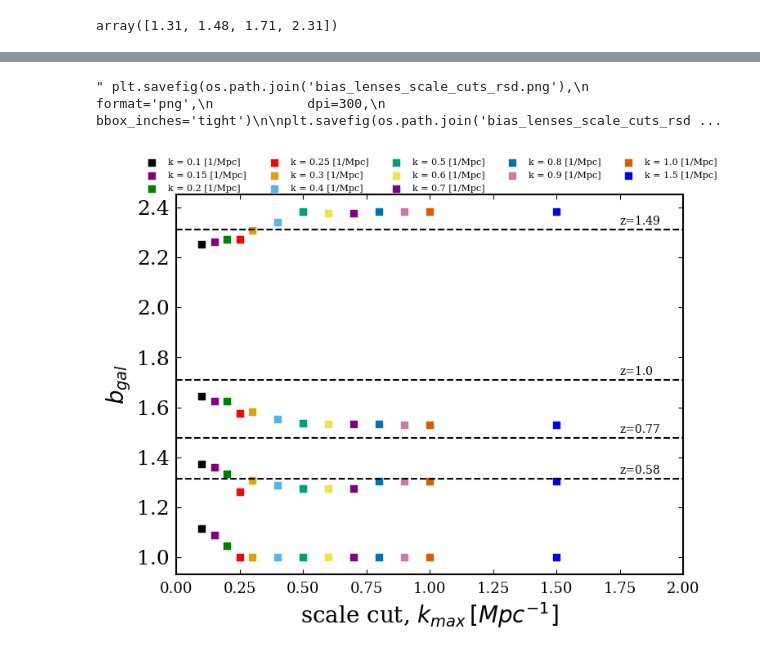
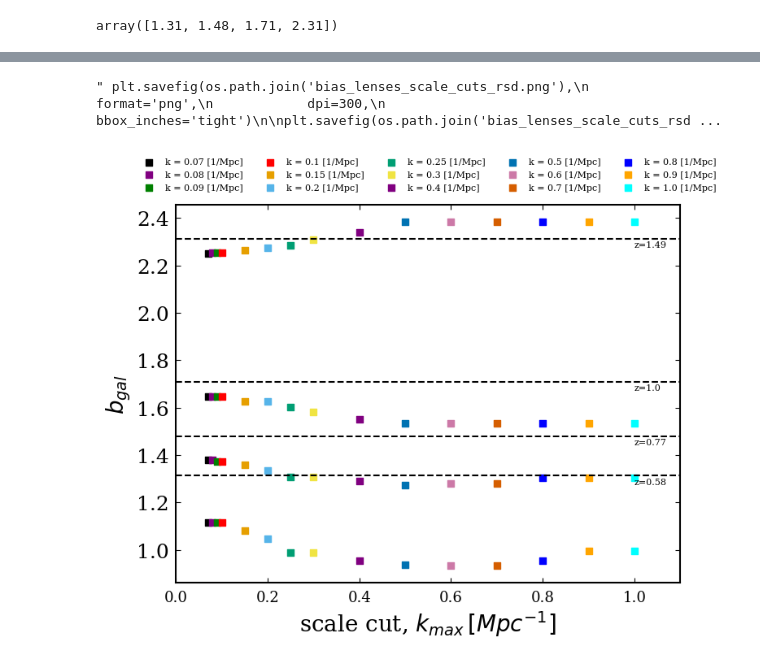
Before and after one commit to davsan06/HSC-PDR1-3x2pt-harmonic-methods, a Jupyter notebook: analysis/NBGalaxyClusteringScaleCuts.ipynb, the cells around one changed output, grey strips where cells are left out. Drawn from its saved outputs; the diff is of its cells as text; code cells hidden in the pictures.

```diff
--- a/analysis/NBGalaxyClusteringScaleCuts.ipynb
+++ b/analysis/NBGalaxyClusteringScaleCuts.ipynb
@@ -316,10 +366,20 @@ Comoving distance = 4479.89 Mpc
 # %%
 path_to_save = '/pscratch/sd/d/davidsan/HSC-PDR1-3x2pt-harmonic-methods/figures/measurements/clustering/scale_cuts'
 
-kmax_array = np.array([0.1, 0.15, 0.2, 0.25, 0.3, 0.4, 0.5, 0.6, 0.7, 0.8, 0.9, 1.0, 1.5])
+# Data vectors with [0.05, 0.06] have no remaining data points after scale cuts
+kmax_array = np.array([0.07, 0.08, 0.09, 0.1, 0.15, 0.2, 0.25, 0.3, 0.4, 0.5, 0.6, 0.7, 0.8, 0.9, 1.0, 1.5])
 
 # Initialize an empty dictionary where to save bias values with k_max as key
 scale_cut_bias_dict = dict()
+
+# Initialize where to read information
+path_dv = '/pscratch/sd/d/davidsan/HSC-PDR1-3x2pt-harmonic-methods/data/harmonic/hod_clustering'
+# Extract best-fit linear galaxy bias for each k_max case
+path_bestfit = '/pscratch/sd/d/davidsan/new_firecrown/firecrown/examples/hsc_3x2pt/clustering/scale_cuts/output'
+
+# Let's read the whole HOD mock signal just for plotting
+fname_plot = os.path.join(path_dv, f'summary_statistics_clustering_hod_rsd.fits')
+s_plot = sacc.Sacc.load_fits(fname_plot)
 
 g = open('chisq_info_rsd.txt','w')
 g.write('** Analysing the goodness-of-fit of linear galaxy bias with HOD data to design clustering scale cuts ** \n')
@@ -327,13 +387,9 @@ for k_max in kmax_array:
     g.write('\n')
     g.write(f'kmax = {k_max} \n')
     g.write('\n')
-    path_dv = '/pscratch/sd/d/davidsan/HSC-PDR1-3x2pt-harmonic-methods/data/harmonic/hod_clustering'
     # Read HOD mock signal
     sacc_fname = os.path.join(path_dv, f'summary_statistics_clustering_hod_rsd_kmax_{k_max}.sacc')
     # Read HOD best-fit prediction
-
-    # Extract best-fit linear galaxy bias for each k_max case
-    path_bestfit = '/pscratch/sd/d/davidsan/new_firecrown/firecrown/examples/hsc_3x2pt/clustering/scale_cuts/output'
     theory_fname = os.path.join(path_bestfit, f'output_clustering_GC_k_{k_max}/best-fit/data_vector')
     fname_bestfit = os.path.join(path_bestfit, f'output_clustering_GC_k_{k_max}/best-fit/firecrown_two_point/values.txt')
     # Read fname_bestfit txt file
@@ -352,7 +408,7 @@ for k_max in kmax_array:
     # print(lbias_arr)
     # Compute the maximum multipole for each z-bin pair
     l_max = HSCAnalysisUtils.Kmax_to_Ellmax(kmax = k_max, chi_dict = chi_dict)
-    print(l_max)
+    # print(l_max)
 
     print('############################################')
     print(f'###      kmax = {k_max} Mpc^-1          ###')
@@ -363,10 +419,6 @@ for k_max in kmax_array:
     fig.tight_layout()
 
     plt.subplots_adjust(wspace=0, hspace=0)
-
-    # Let's read the whole HOD mock signal just for plotting
-    fname_plot = os.path.join(path_dv, f'summary_statistics_clustering_hod_rsd.fits')
-    s_plot = sacc.Sacc.load_fits(fname_plot)
 
     for i in np.arange(nbins_lens):
 
@@ -411,9 +463,11 @@ for k_max in kmax_array:
 
         axs[i].set_xlabel('multipole $\ell$', fontsize=15)
 
-        # Goodness-of-fit
-        probe = 'galaxy_density_cl'
-        npar = 4 # minimizing to obtain linear galaxy bias parameters
+    ###################
+    # Goodness-of-fit #
+    ###################
+    probe = 'galaxy_density_cl'
+    npar = 4 # minimizing to obtain linear galaxy bias parameters
     chisq, chisq_ndof, ndof = hmu.ComputeChisq(sacc_fname = sacc_fname,
                                                 theory_fname = theory_fname,
                                                 probe = probe,
@@ -682,0 +744,3 @@ array([0.58380624, 0.77337043, 1.00422883, 1.49479061])
+# %%
+for i in np.arange(4):
+    print('Effective redshift for bin %d = %.3f'%(i + 1, zeff[i]))
@@ -785,7 +857,8 @@ f=open('galbias_criteria_rsd.txt','w')
 f.write('Distance between the theoretical linear galaxy bias and the one obtained \n')
 f.write('with the minimizer defined as the sqrt of the quadratic sum \n')
 
-kmax_array = np.array([0.1, 0.15, 0.2, 0.25, 0.3, 0.4, 0.5, 0.6, 0.7, 0.8, 0.9, 1.0, 1.5])
+# Data vectors with [0.05, 0.06] have no remaining data points after scale cuts
+kmax_array = np.array([0.07, 0.08, 0.09, 0.1, 0.15, 0.2, 0.25, 0.3, 0.4, 0.5, 0.6, 0.7, 0.8, 0.9, 1.0]) #, 1.5])
 
 for k_max in kmax_array:
     bias = scale_cut_bias_dict[k_max]
@@ -800,35 +873,36 @@ for k_max in kmax_array:
             plt.scatter(k_max, bias[i], color=colors[cind], marker='s', label=f'k = {k_max} [1/Mpc]')
         else:
             plt.scatter(k_max, bias[i], color=colors[cind], marker='s')
 
     cind += 1
 
+
 f.write('\n')
 # for i in np.arange(4):
 #     plt.axhline(b_theo[i], xmin=0.0, xmax=1.6, ls='--', color='k')
 #     plt.axhspan(b_theo[i]-b_theo_err[i]**2, b_theo[i]+b_theo_err[i]**2, color='grey', alpha=0.3)
 
 for i in np.arange(4):
-    plt.axhline(gal_lbias[i], xmin=0.0, xmax=1.6, ls='--', color='k')
-    plt.text(1.75, gal_lbias[i]+0.02, f'z={np.round(zeff[i],2)}',fontsize=10)
+    plt.axhline(gal_lbias[i], xmin=0.0, xmax=1.1, ls='--', color='k')
+    plt.text(1.0, gal_lbias[i]-0.035, f'z={np.round(zeff[i],2)}',fontsize=8)
     f.write(f'z-bin {i+1} = {np.round(gal_lbias[i],2)} \n')
 
 f.close()
 # plt.xticks(kmax_array, kmax_array, fontsize=16)
-plt.xlim([0.0,2.0])
+plt.xlim([0.0,1.1])
 plt.xlabel('scale cut, $k_{max}\, [Mpc^{-1}]$',fontsize=20)
 plt.ylabel('$b_{gal}$',fontsize=20)
 #plt.ylabel('linear galaxy bias, $b_{gal}$')
-plt.legend(bbox_to_anchor=(0.5,1.05),loc='center',ncol=5, frameon=False, fontsize=8)
+plt.legend(bbox_to_anchor=(0.5,1.08),loc='center',ncol=5, frameon=False, fontsize=8)
 
 """ plt.savefig(os.path.join('bias_lenses_scale_cuts_rsd.png'),
             format='png',
             dpi=300,
             bbox_inches='tight')
 
 plt.savefig(os.path.join('bias_lenses_scale_cuts_rsd.pdf'),
             dpi=300,
             bbox_inches='tight')  """
 # %% [output]
 " plt.savefig(os.path.join('bias_lenses_scale_cuts_rsd.png'),\n            format='png',\n            dpi=300,\n            bbox_inches='tight')\n\nplt.savefig(os.path.join('bias_lenses_scale_cuts_rsd ...
-[figure, old version]
+[figure, new version]
```
Also changed, not shown: parts of 15 cells of this notebook.
